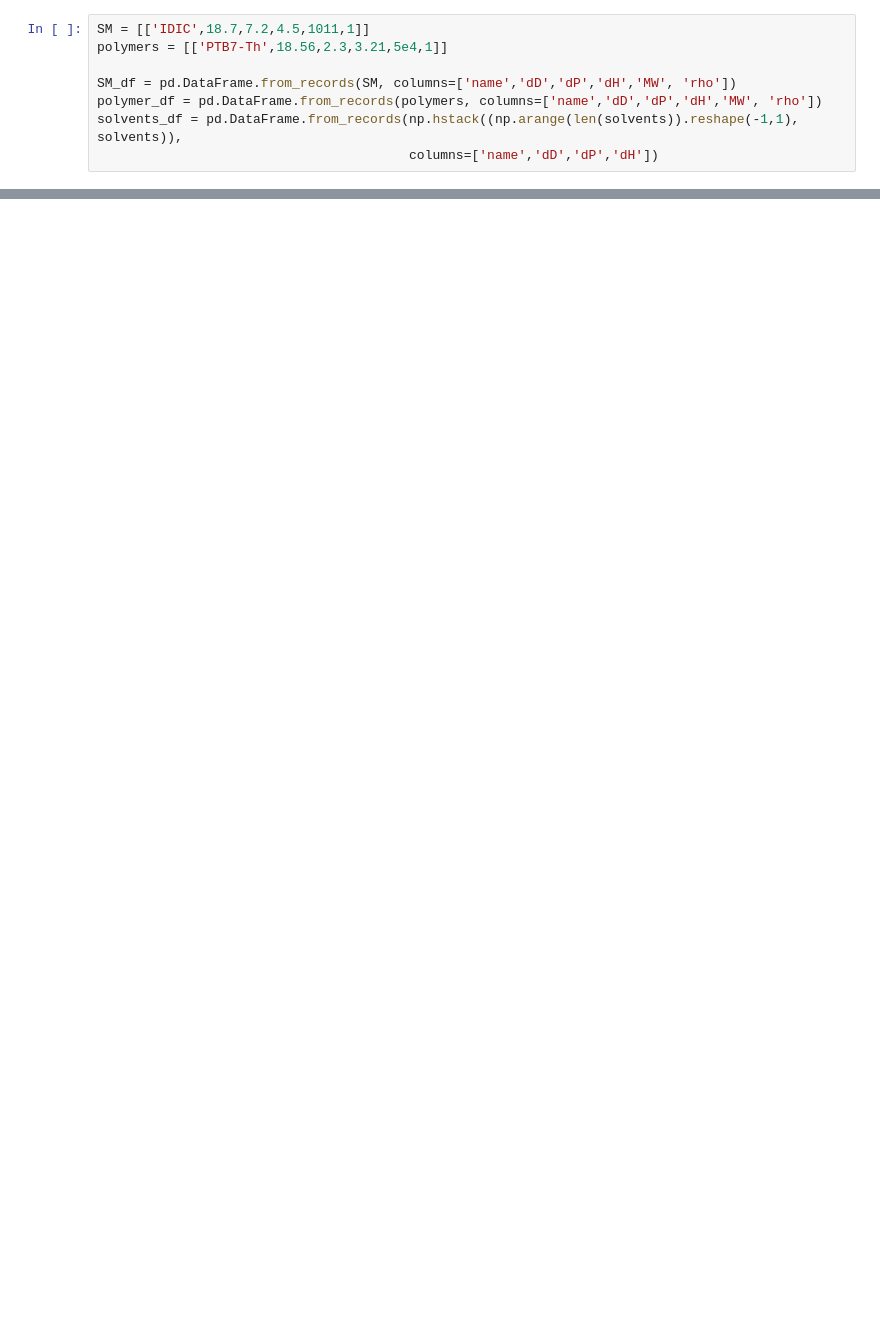
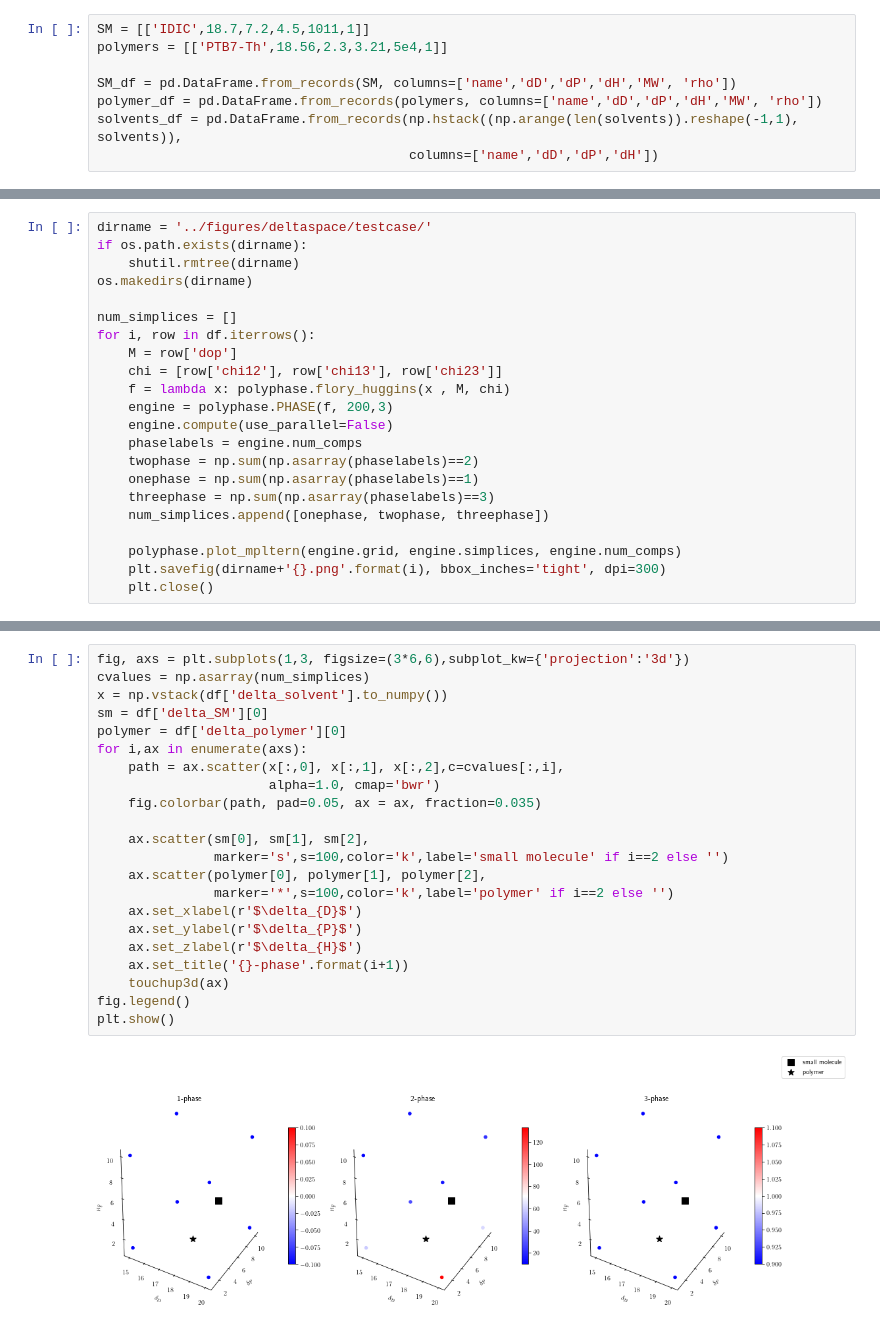
Before and after one commit to kiranvad/polyphase, a Jupyter notebook: notebooks/01-Generate Artificial Solvents.ipynb, the cells around one changed output, grey strips where cells are left out. Saved outputs shown, nothing was run; the diff lists cells and outputs as text; blank space fills up the shorter version.

```diff
--- a/notebooks/01-Generate Artificial Solvents.ipynb
+++ b/notebooks/01-Generate Artificial Solvents.ipynb
@@ -62,0 +79,22 @@ Total of 125 systems
+# %%
+dirname = '../figures/deltaspace/testcase/'
+if os.path.exists(dirname):
+    shutil.rmtree(dirname)
+os.makedirs(dirname)
+
+num_simplices = []
+for i, row in df.iterrows():
+    M = row['dop']
+    chi = [row['chi12'], row['chi13'], row['chi23']]
+    f = lambda x: polyphase.flory_huggins(x , M, chi)
+    engine = polyphase.PHASE(f, 200,3)
+    engine.compute(use_parallel=False)
+    phaselabels = engine.num_comps
+    twophase = np.sum(np.asarray(phaselabels)==2)
+    onephase = np.sum(np.asarray(phaselabels)==1)
+    threephase = np.sum(np.asarray(phaselabels)==3)
+    num_simplices.append([onephase, twophase, threephase])
+
+    polyphase.plot_mpltern(engine.grid, engine.simplices, engine.num_comps)
+    plt.savefig(dirname+'{}.png'.format(i), bbox_inches='tight', dpi=300)
+    plt.close()
@@ -62,0 +110,24 @@ Total of 125 systems
+# %%
+fig, axs = plt.subplots(1,3, figsize=(3*6,6),subplot_kw={'projection':'3d'})
+cvalues = np.asarray(num_simplices)
+x = np.vstack(df['delta_solvent'].to_numpy())
+sm = df['delta_SM'][0]
+polymer = df['delta_polymer'][0]
+for i,ax in enumerate(axs):
+    path = ax.scatter(x[:,0], x[:,1], x[:,2],c=cvalues[:,i],
+                      alpha=1.0, cmap='bwr')
+    fig.colorbar(path, pad=0.05, ax = ax, fraction=0.035)
+
+    ax.scatter(sm[0], sm[1], sm[2],
+               marker='s',s=100,color='k',label='small molecule' if i==2 else '')
+    ax.scatter(polymer[0], polymer[1], polymer[2],
+               marker='*',s=100,color='k',label='polymer' if i==2 else '')
+    ax.set_xlabel(r'$\delta_{D}$')
+    ax.set_ylabel(r'$\delta_{P}$')
+    ax.set_zlabel(r'$\delta_{H}$')
+    ax.set_title('{}-phase'.format(i+1))
+    touchup3d(ax)
+fig.legend()
+plt.show()
+# %% [output]
+[figure, added]
```
Also changed, not shown: parts of 13 cells of this notebook, 15 other files.
